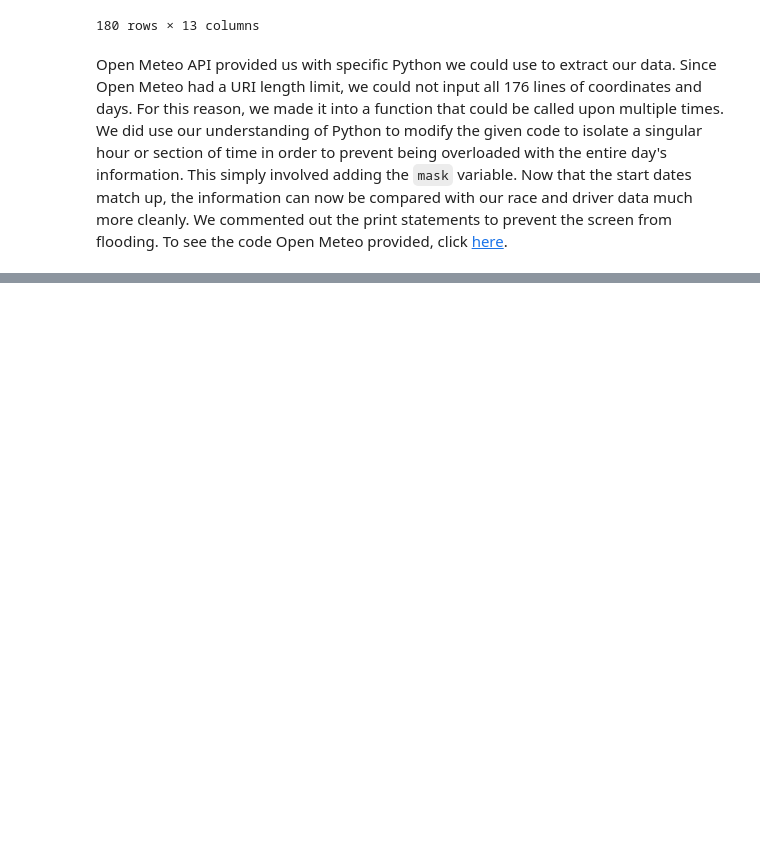
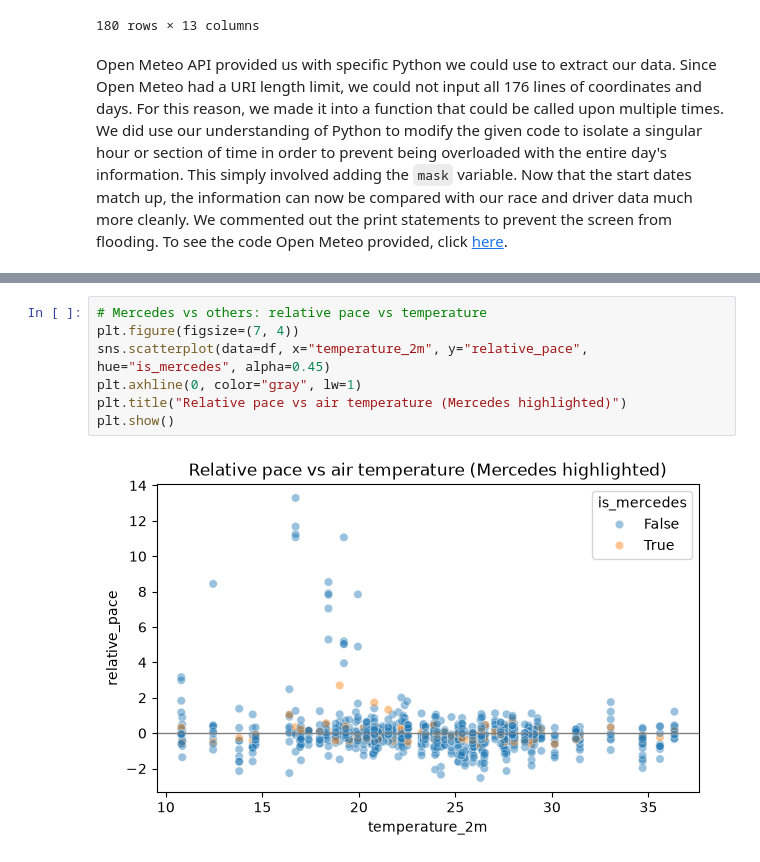
Before and after one commit to rbllrd/info2950-204_project, a Jupyter notebook: Phase2Peer.ipynb, the cells around one changed output, grey strips where cells are left out. Cells and saved outputs as stored; diff of their text form; blank space fills up the shorter version.

```diff
--- a/Phase2Peer.ipynb
+++ b/Phase2Peer.ipynb
@@ -315,0 +402,9 @@ Open Meteo API provided us with specific Python we could use to extract our data
+# %%
+# Mercedes vs others: relative pace vs temperature
+plt.figure(figsize=(7, 4))
+sns.scatterplot(data=df, x="temperature_2m", y="relative_pace", hue="is_mercedes", alpha=0.45)
+plt.axhline(0, color="gray", lw=1)
+plt.title("Relative pace vs air temperature (Mercedes highlighted)")
+plt.show()
+# %% [output]
+[figure, added]
```
Also changed, not shown: parts of 21 cells of this notebook, 4 other files.
